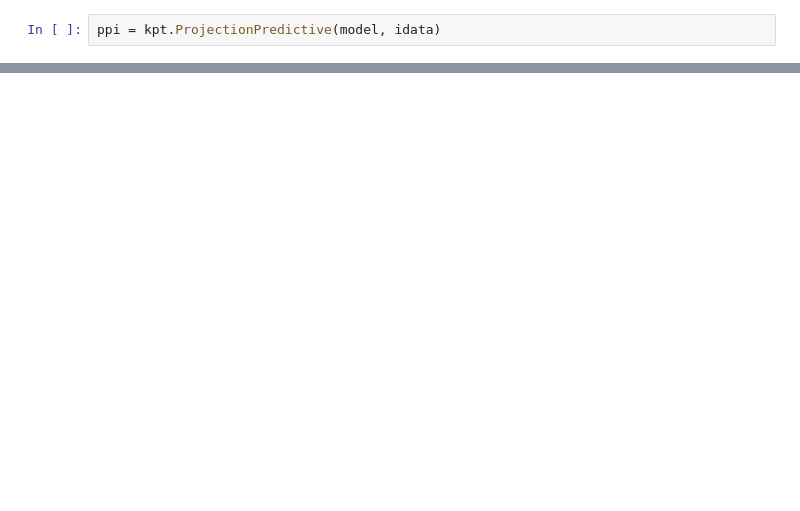
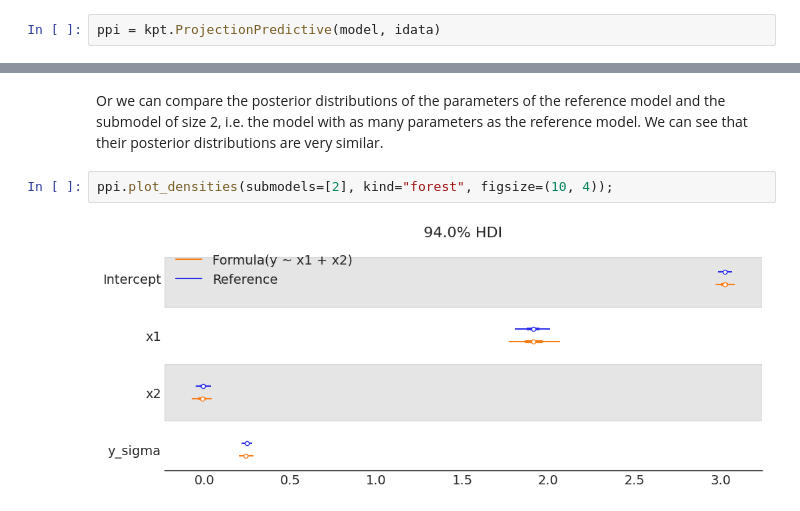
Before and after one commit to bambinos/kulprit, a Jupyter notebook: docs/examples/quick-start.ipynb, the cells around one changed output, grey strips where cells are left out. Saved outputs shown, nothing was run; the diff lists cells and outputs as text; blank space fills up the shorter version.

```diff
--- a/docs/examples/quick-start.ipynb
+++ b/docs/examples/quick-start.ipynb
@@ -101,0 +86,6 @@ ax = az.plot_posterior(submodel.idata);
+# %% [markdown]
+Or we can compare the posterior distributions of the parameters of the reference model and the submodel of size 2, i.e. the model with as many parameters as the reference model. We can see that their posterior distributions are very similar.
+# %%
+ppi.plot_densities(submodels=[2], kind="forest", figsize=(10, 4));
+# %% [output]
+[figure, added]
```
Also changed, not shown: parts of 21 cells of this notebook, 3 other files.
